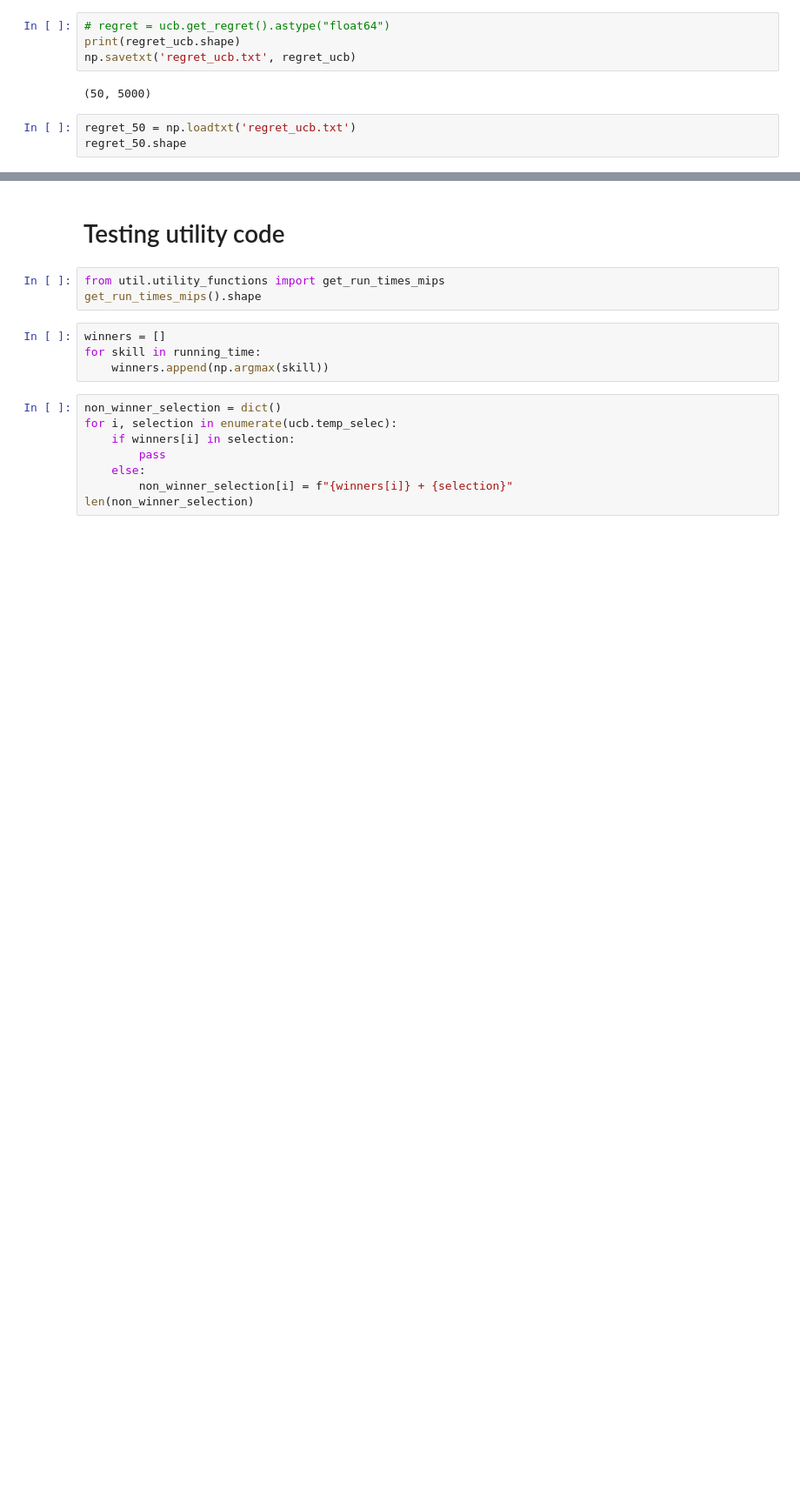
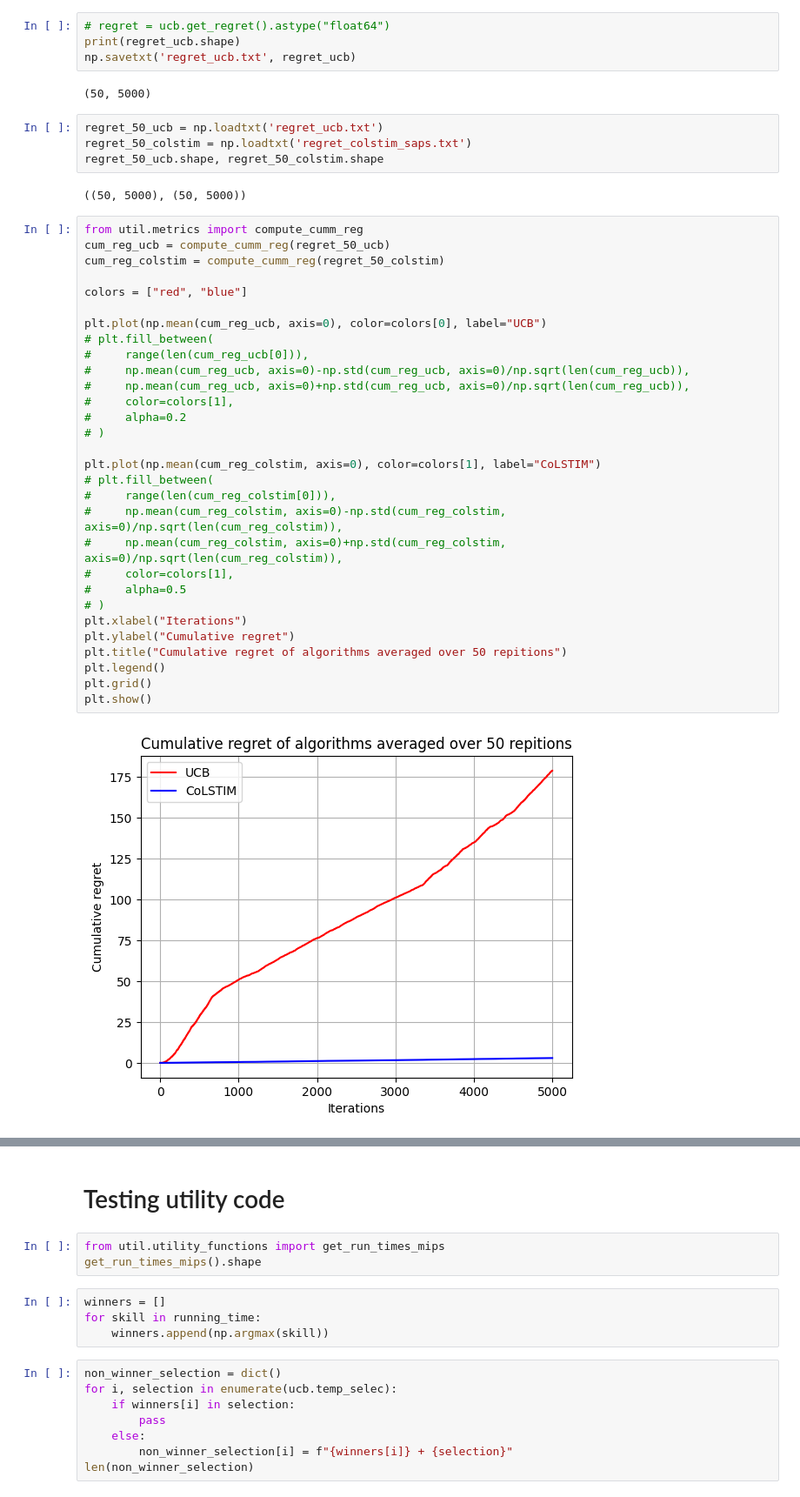
Before and after one commit to sshivam95/Multi-Dueling-Bandits, a Jupyter notebook: test.ipynb, the cells around one changed output, grey strips where cells are left out. Shown at 87% size. Saved outputs shown, nothing was run; the diff lists cells and outputs as text; blank space fills up the shorter version.

```diff
--- a/test.ipynb
+++ b/test.ipynb
@@ -49,6 +31,41 @@ np.savetxt('regret_ucb.txt', regret_ucb)
 # %% [output]
 (50, 5000)
 # %%
-regret_50 = np.loadtxt('regret_ucb.txt')
-regret_50.shape
+regret_50_ucb = np.loadtxt('regret_ucb.txt')
+regret_50_colstim = np.loadtxt('regret_colstim_saps.txt')
+regret_50_ucb.shape, regret_50_colstim.shape
+# %% [output]
+((50, 5000), (50, 5000))
+# %%
+from util.metrics import compute_cumm_reg
+cum_reg_ucb = compute_cumm_reg(regret_50_ucb)
+cum_reg_colstim = compute_cumm_reg(regret_50_colstim)
+
+colors = ["red", "blue"]
+
+plt.plot(np.mean(cum_reg_ucb, axis=0), color=colors[0], label="UCB")
+# plt.fill_between(
+#     range(len(cum_reg_ucb[0])),
+#     np.mean(cum_reg_ucb, axis=0)-np.std(cum_reg_ucb, axis=0)/np.sqrt(len(cum_reg_ucb)),
+#     np.mean(cum_reg_ucb, axis=0)+np.std(cum_reg_ucb, axis=0)/np.sqrt(len(cum_reg_ucb)),
+#     color=colors[1],
+#     alpha=0.2
+# )
+
+plt.plot(np.mean(cum_reg_colstim, axis=0), color=colors[1], label="CoLSTIM")
+# plt.fill_between(
+#     range(len(cum_reg_colstim[0])),
+#     np.mean(cum_reg_colstim, axis=0)-np.std(cum_reg_colstim, axis=0)/np.sqrt(len(cum_reg_colstim)),
+#     np.mean(cum_reg_colstim, axis=0)+np.std(cum_reg_colstim, axis=0)/np.sqrt(len(cum_reg_colstim)),
+#     color=colors[1],
+#     alpha=0.5
+# )
+plt.xlabel("Iterations")
+plt.ylabel("Cumulative regret")
+plt.title("Cumulative regret of algorithms averaged over 50 repitions")
+plt.legend()
+plt.grid()
+plt.show()
+# %% [output]
+[figure, added]
 # %%
```
Also changed, not shown: parts of 3 cells of this notebook.
